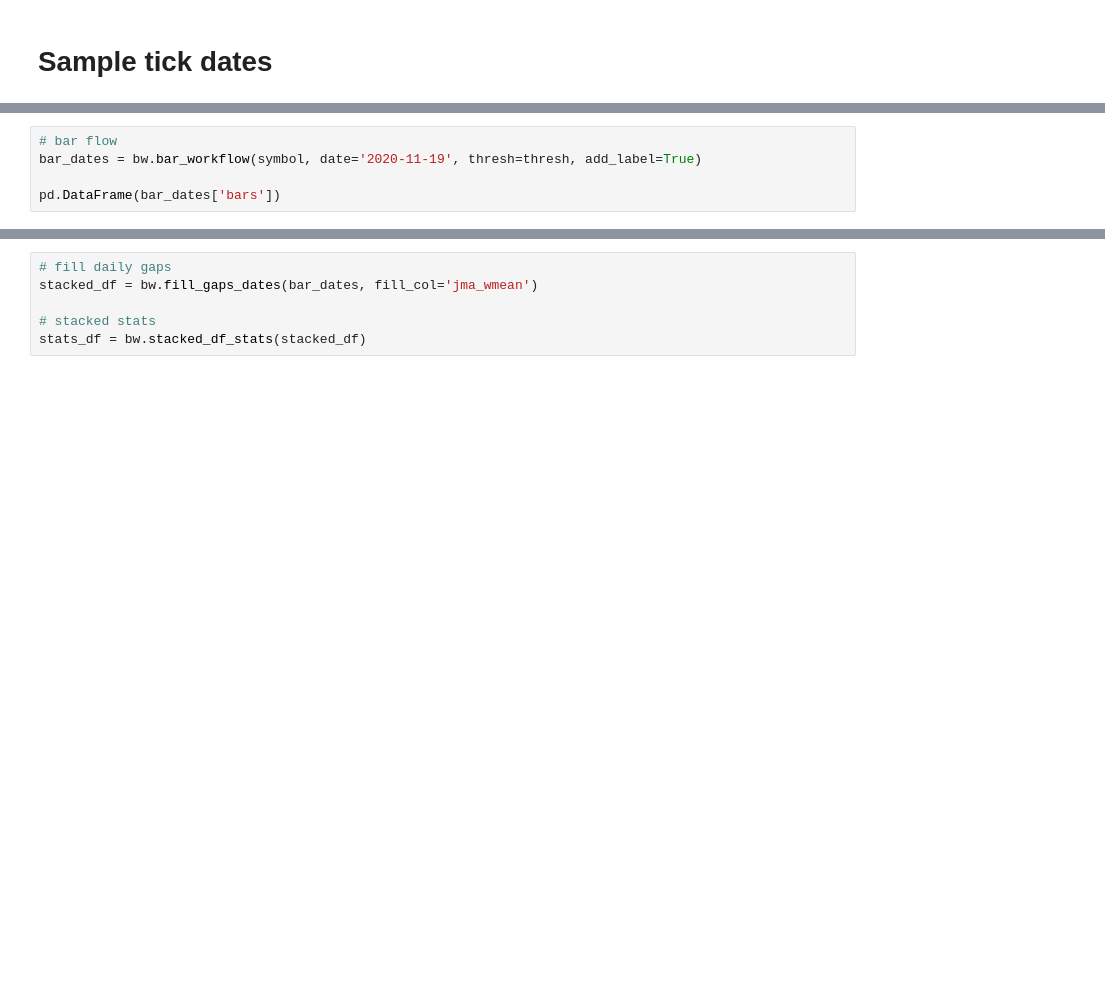
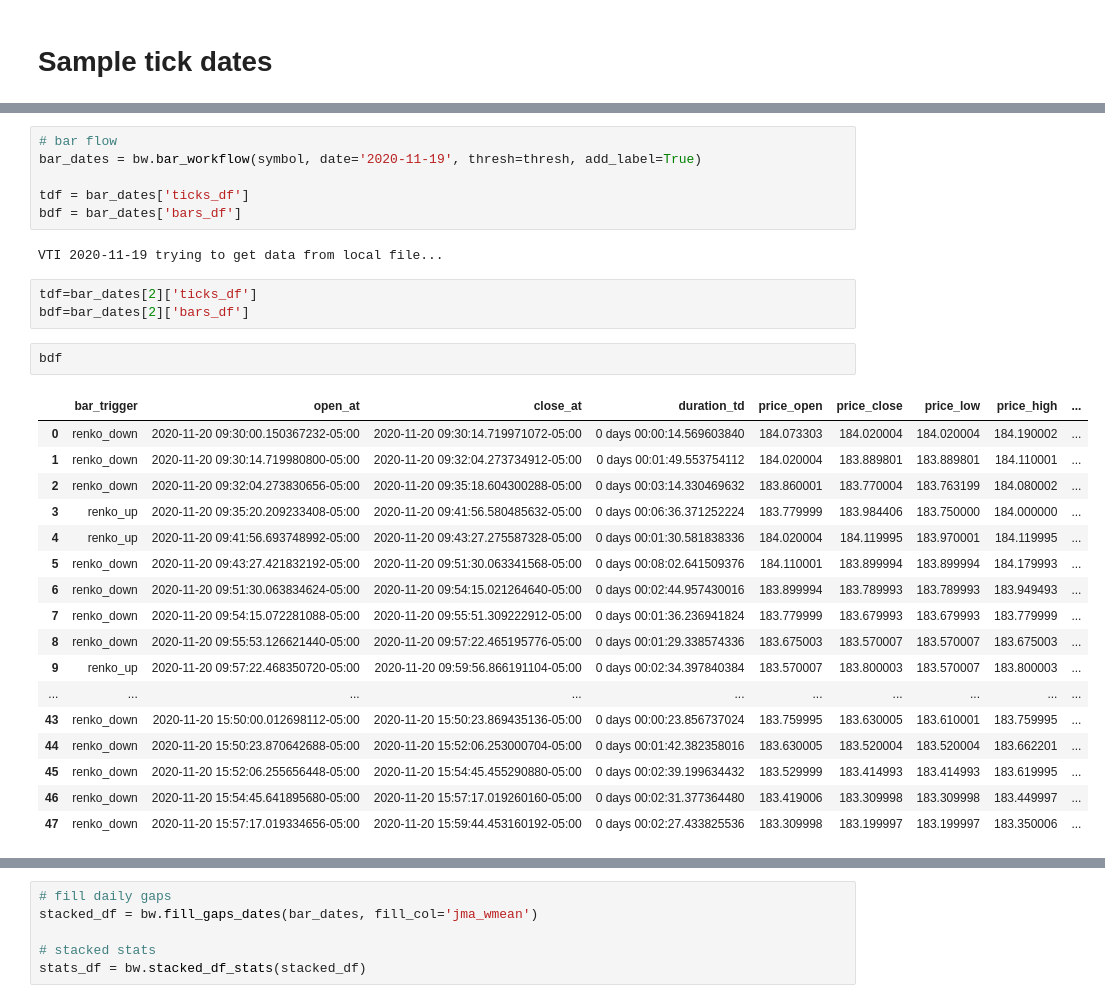
Before and after one commit to wangscu/pandas-polygon, a Jupyter notebook: nb_bars.ipynb, the cells around one changed output, grey strips where cells are left out. Cells and saved outputs as stored; diff of their text form; blank space fills up the shorter version.

```diff
--- a/nb_bars.ipynb
+++ b/nb_bars.ipynb
@@ -85,4 +71,30 @@ if ray_on:
 # bar flow
 bar_dates = bw.bar_workflow(symbol, date='2020-11-19', thresh=thresh, add_label=True)
 
-pd.DataFrame(bar_dates['bars'])
+tdf = bar_dates['ticks_df']
+bdf = bar_dates['bars_df']
+# %% [output]
+VTI 2020-11-19 trying to get data from local file...
+# %%
+tdf=bar_dates[2]['ticks_df']
+bdf=bar_dates[2]['bars_df']
+# %%
+bdf
+# %% [output]
+|  | bar_trigger | open_at | close_at | duration_td | price_open | price_close | price_low | price_high | ... |
+| 0 | renko_down | 2020-11-20 09:30:00.150367232-05:00 | 2020-11-20 09:30:14.719971072-05:00 | 0 days 00:00:14.569603840 | 184.073303 | 184.020004 | 184.020004 | 184.190002 | ... |
+| 1 | renko_down | 2020-11-20 09:30:14.719980800-05:00 | 2020-11-20 09:32:04.273734912-05:00 | 0 days 00:01:49.553754112 | 184.020004 | 183.889801 | 183.889801 | 184.110001 | ... |
+| 2 | renko_down | 2020-11-20 09:32:04.273830656-05:00 | 2020-11-20 09:35:18.604300288-05:00 | 0 days 00:03:14.330469632 | 183.860001 | 183.770004 | 183.763199 | 184.080002 | ... |
+| 3 | renko_up | 2020-11-20 09:35:20.209233408-05:00 | 2020-11-20 09:41:56.580485632-05:00 | 0 days 00:06:36.371252224 | 183.779999 | 183.984406 | 183.750000 | 184.000000 | ... |
+| 4 | renko_up | 2020-11-20 09:41:56.693748992-05:00 | 2020-11-20 09:43:27.275587328-05:00 | 0 days 00:01:30.581838336 | 184.020004 | 184.119995 | 183.970001 | 184.119995 | ... |
+| 5 | renko_down | 2020-11-20 09:43:27.421832192-05:00 | 2020-11-20 09:51:30.063341568-05:00 | 0 days 00:08:02.641509376 | 184.110001 | 183.899994 | 183.899994 | 184.179993 | ... |
+| 6 | renko_down | 2020-11-20 09:51:30.063834624-05:00 | 2020-11-20 09:54:15.021264640-05:00 | 0 days 00:02:44.957430016 | 183.899994 | 183.789993 | 183.789993 | 183.949493 | ... |
+| 7 | renko_down | 2020-11-20 09:54:15.072281088-05:00 | 2020-11-20 09:55:51.309222912-05:00 | 0 days 00:01:36.236941824 | 183.779999 | 183.679993 | 183.679993 | 183.779999 | ... |
+| 8 | renko_down | 2020-11-20 09:55:53.126621440-05:00 | 2020-11-20 09:57:22.465195776-05:00 | 0 days 00:01:29.338574336 | 183.675003 | 183.570007 | 183.570007 | 183.675003 | ... |
+| 9 | renko_up | 2020-11-20 09:57:22.468350720-05:00 | 2020-11-20 09:59:56.866191104-05:00 | 0 days 00:02:34.397840384 | 183.570007 | 183.800003 | 183.570007 | 183.800003 | ... |
+| ... | ... | ... | ... | ... | ... | ... | ... | ... | ... |
+| 43 | renko_down | 2020-11-20 15:50:00.012698112-05:00 | 2020-11-20 15:50:23.869435136-05:00 | 0 days 00:00:23.856737024 | 183.759995 | 183.630005 | 183.610001 | 183.759995 | ... |
+| 44 | renko_down | 2020-11-20 15:50:23.870642688-05:00 | 2020-11-20 15:52:06.253000704-05:00 | 0 days 00:01:42.382358016 | 183.630005 | 183.520004 | 183.520004 | 183.662201 | ... |
+| 45 | renko_down | 2020-11-20 15:52:06.255656448-05:00 | 2020-11-20 15:54:45.455290880-05:00 | 0 days 00:02:39.199634432 | 183.529999 | 183.414993 | 183.414993 | 183.619995 | ... |
+| 46 | renko_down | 2020-11-20 15:54:45.641895680-05:00 | 2020-11-20 15:57:17.019260160-05:00 | 0 days 00:02:31.377364480 | 183.419006 | 183.309998 | 183.309998 | 183.449997 | ... |
+| 47 | renko_down | 2020-11-20 15:57:17.019334656-05:00 | 2020-11-20 15:59:44.453160192-05:00 | 0 days 00:02:27.433825536 | 183.309998 | 183.199997 | 183.199997 | 183.350006 | ... |
```
Also changed, not shown: parts of 8 cells of this notebook, 6 other files.
